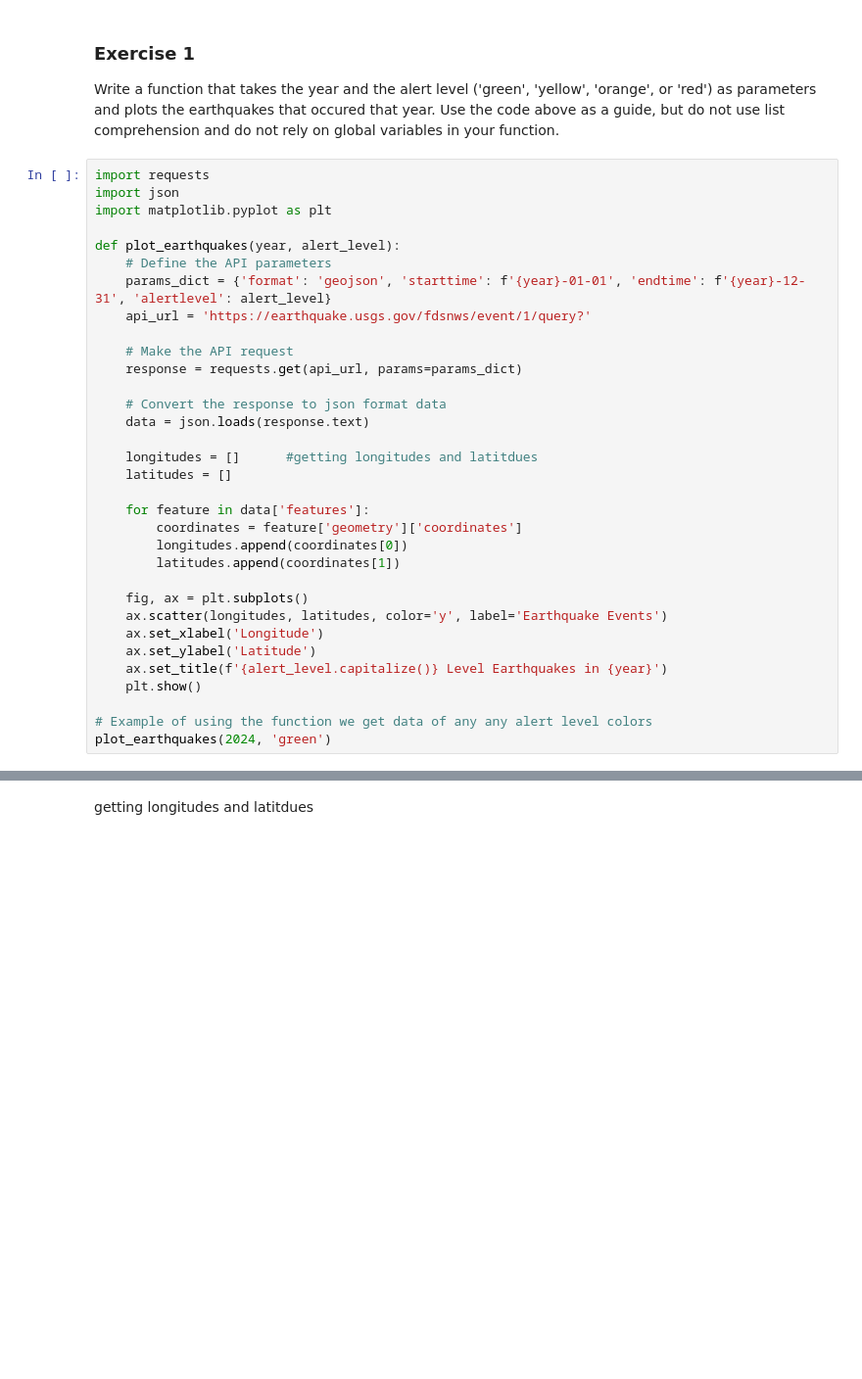
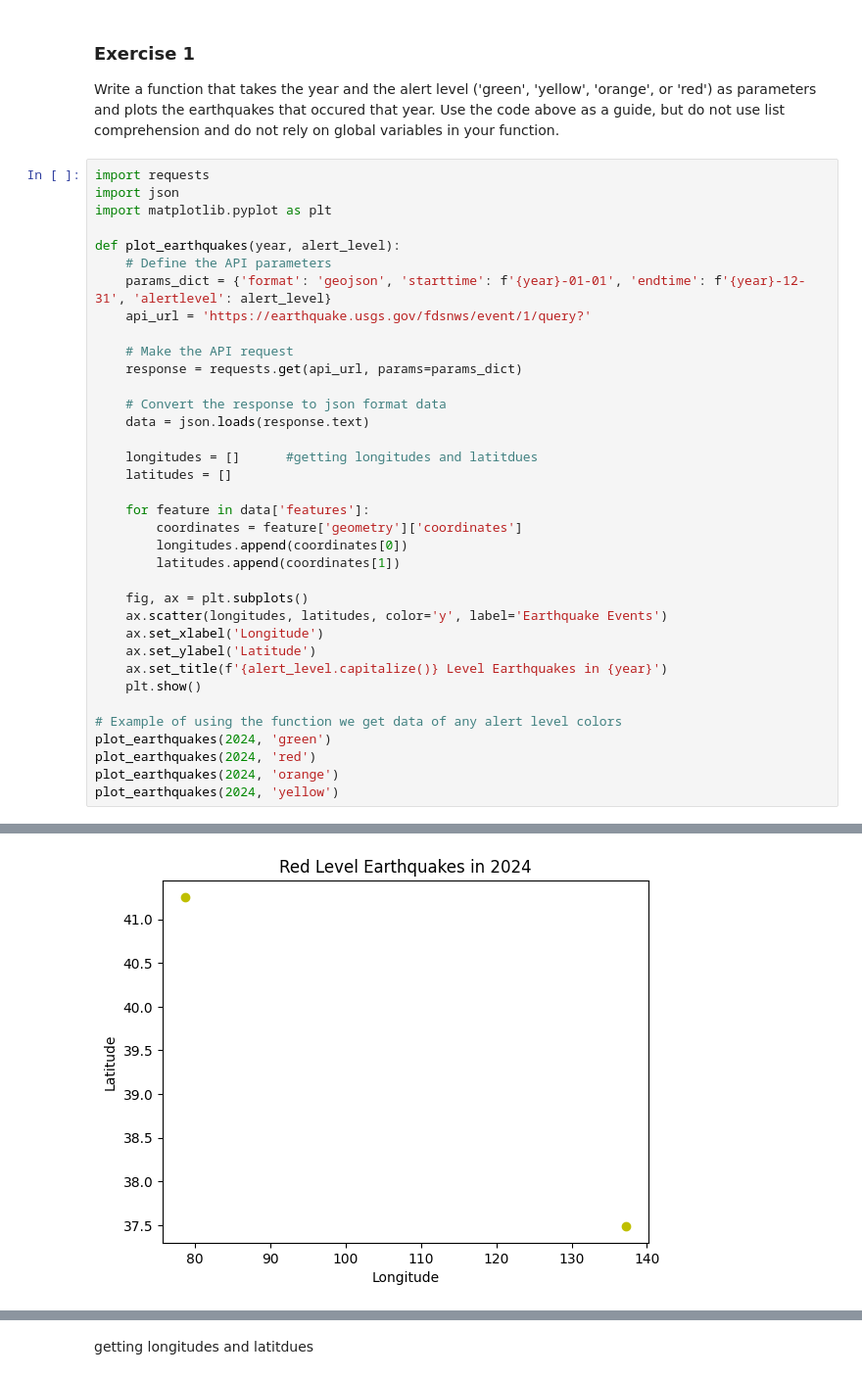
Before and after one commit to Dilraj0/comp215, a Jupyter notebook: labs/lab01-introduction.ipynb, the cells around one changed output, grey strips where cells are left out. Shown: that part at 98% size. Saved outputs shown, nothing was run; the diff lists cells and outputs as text; blank space fills up the shorter version.

```diff
--- a/labs/lab01-introduction.ipynb
+++ b/labs/lab01-introduction.ipynb
@@ -170,31 +150,35 @@ import matplotlib.pyplot as plt
 
 def plot_earthquakes(year, alert_level):
     # Define the API parameters
     params_dict = {'format': 'geojson', 'starttime': f'{year}-01-01', 'endtime': f'{year}-12-31', 'alertlevel': alert_level}
     api_url = 'https://earthquake.usgs.gov/fdsnws/event/1/query?'
 
     # Make the API request
     response = requests.get(api_url, params=params_dict)
 
     # Convert the response to json format data
     data = json.loads(response.text)
 
     longitudes = []      #getting longitudes and latitdues
     latitudes = []
 
     for feature in data['features']:
         coordinates = feature['geometry']['coordinates']
         longitudes.append(coordinates[0])
         latitudes.append(coordinates[1])
 
     fig, ax = plt.subplots()
     ax.scatter(longitudes, latitudes, color='y', label='Earthquake Events')
     ax.set_xlabel('Longitude')
     ax.set_ylabel('Latitude')
     ax.set_title(f'{alert_level.capitalize()} Level Earthquakes in {year}')
     plt.show()
 
-# Example of using the function we get data of any any alert level colors
+# Example of using the function we get data of any alert level colors
 plot_earthquakes(2024, 'green')
+plot_earthquakes(2024, 'red')
+plot_earthquakes(2024, 'orange')
+plot_earthquakes(2024, 'yellow')
 # %% [output]
 [figure]
+[figure, added]
```
Also changed, not shown: parts of 3 cells of this notebook.
